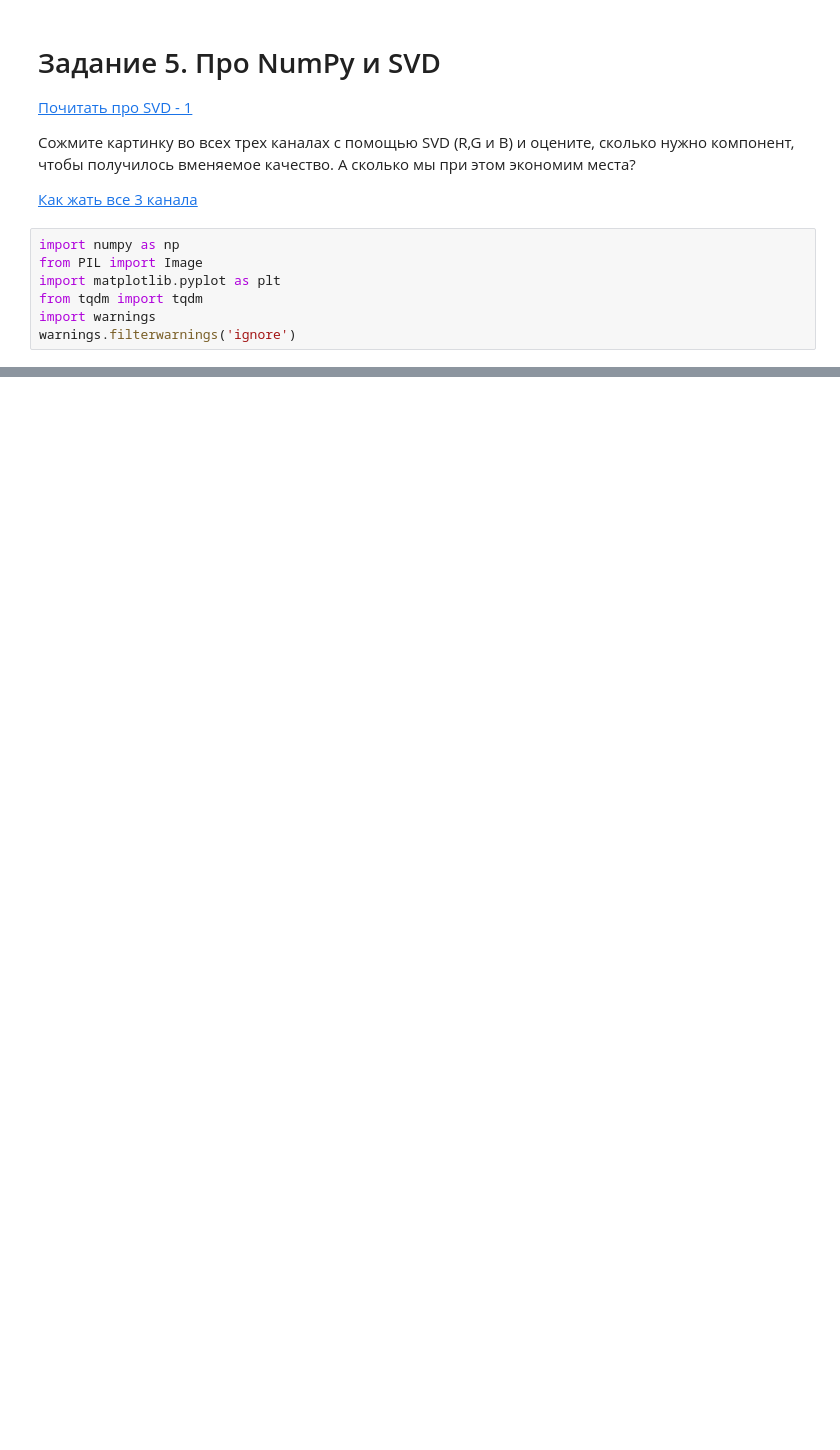
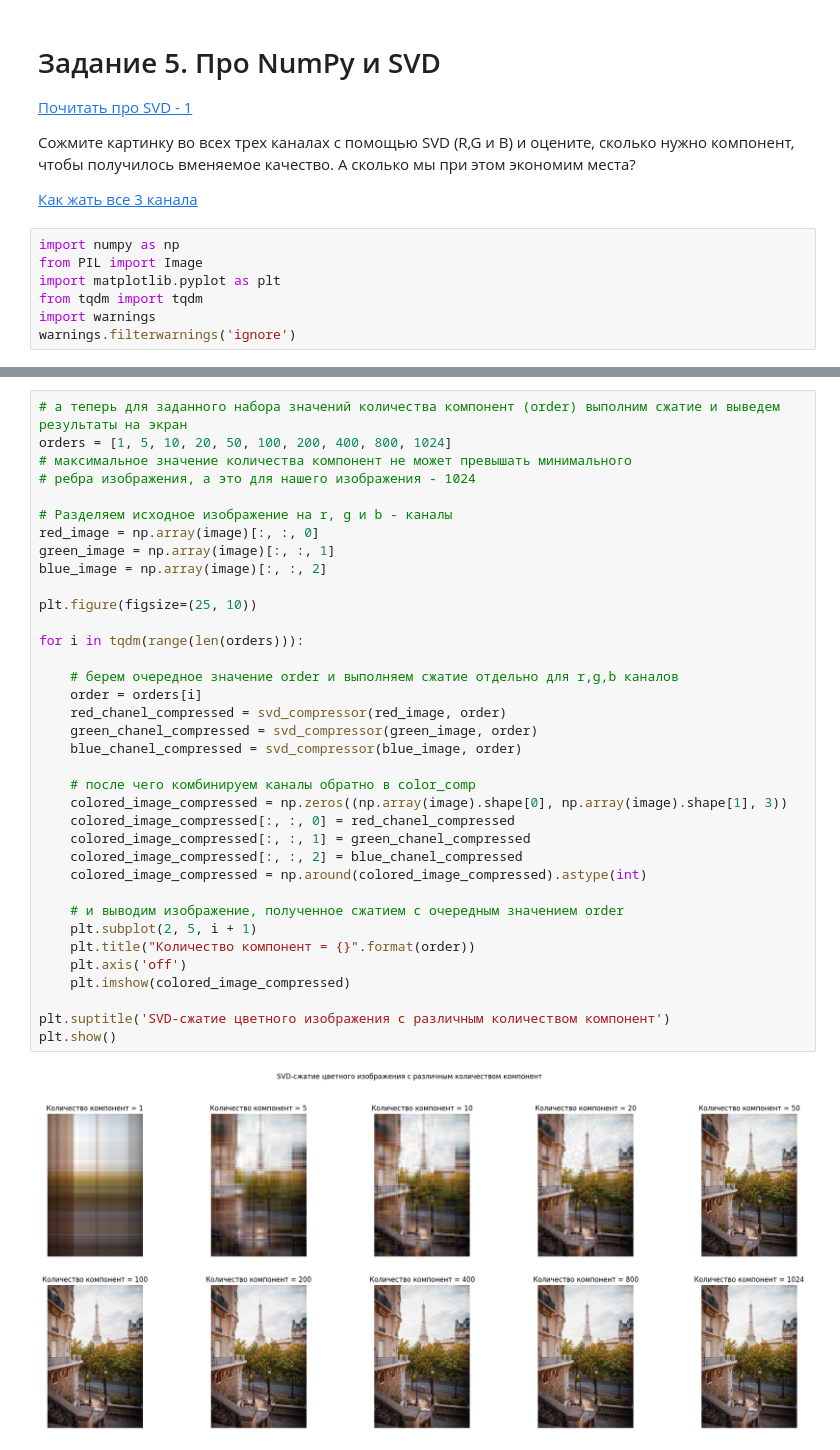
Before and after one commit to SeVlVershinin/py-base-homeworks, a Jupyter notebook: hw_03.ipynb, the cells around one changed output, grey strips where cells are left out. Saved outputs shown, nothing was run; the diff lists cells and outputs as text; blank space fills up the shorter version.

```diff
--- a/hw_03.ipynb
+++ b/hw_03.ipynb
@@ -345,0 +398,38 @@ plt.show()
+# %%
+# а теперь для заданного набора значений количества компонент (order) выполним сжатие и выведем результаты на экран
+orders = [1, 5, 10, 20, 50, 100, 200, 400, 800, 1024]
+# максимальное значение количества компонент не может превышать минимального
+# ребра изображения, а это для нашего изображения - 1024
+
+# Разделяем исходное изображение на r, g и b - каналы
+red_image = np.array(image)[:, :, 0]
+green_image = np.array(image)[:, :, 1]
+blue_image = np.array(image)[:, :, 2]
+
+plt.figure(figsize=(25, 10))
+
+for i in tqdm(range(len(orders))):
+
+    # берем очередное значение order и выполняем сжатие отдельно для r,g,b каналов
+    order = orders[i]
+    red_chanel_compressed = svd_compressor(red_image, order)
+    green_chanel_compressed = svd_compressor(green_image, order)
+    blue_chanel_compressed = svd_compressor(blue_image, order)
+
+    # после чего комбинируем каналы обратно в color_comp
+    colored_image_compressed = np.zeros((np.array(image).shape[0], np.array(image).shape[1], 3))
+    colored_image_compressed[:, :, 0] = red_chanel_compressed
+    colored_image_compressed[:, :, 1] = green_chanel_compressed
+    colored_image_compressed[:, :, 2] = blue_chanel_compressed
+    colored_image_compressed = np.around(colored_image_compressed).astype(int)
+
+    # и выводим изображение, полученное сжатием с очередным значением order
+    plt.subplot(2, 5, i + 1)
+    plt.title("Количество компонент = {}".format(order))
+    plt.axis('off')
+    plt.imshow(colored_image_compressed)
+
+plt.suptitle('SVD-сжатие цветного изображения с различным количеством компонент')
+plt.show()
+# %% [output]
+[figure, added]
```
Also changed, not shown: parts of 7 cells of this notebook, 1 other file.
